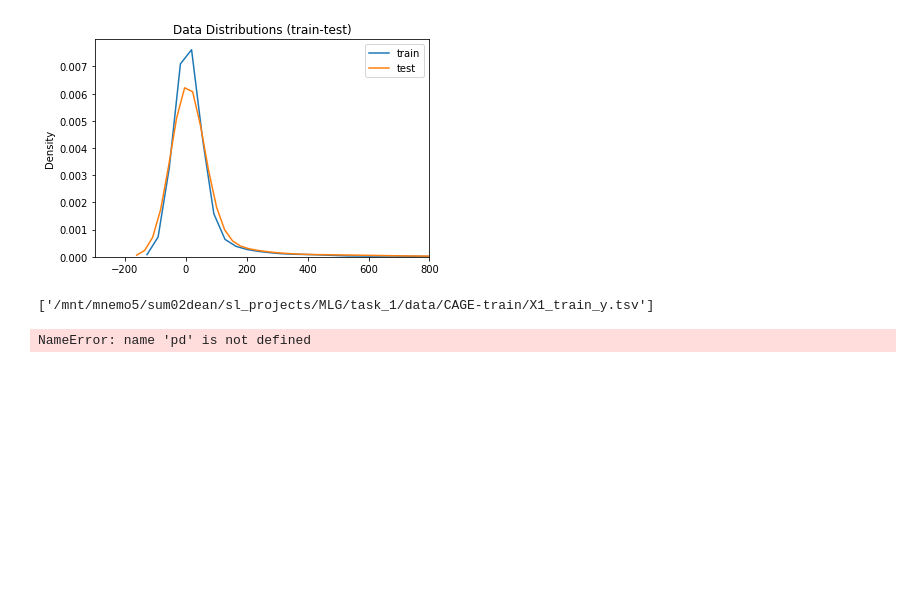
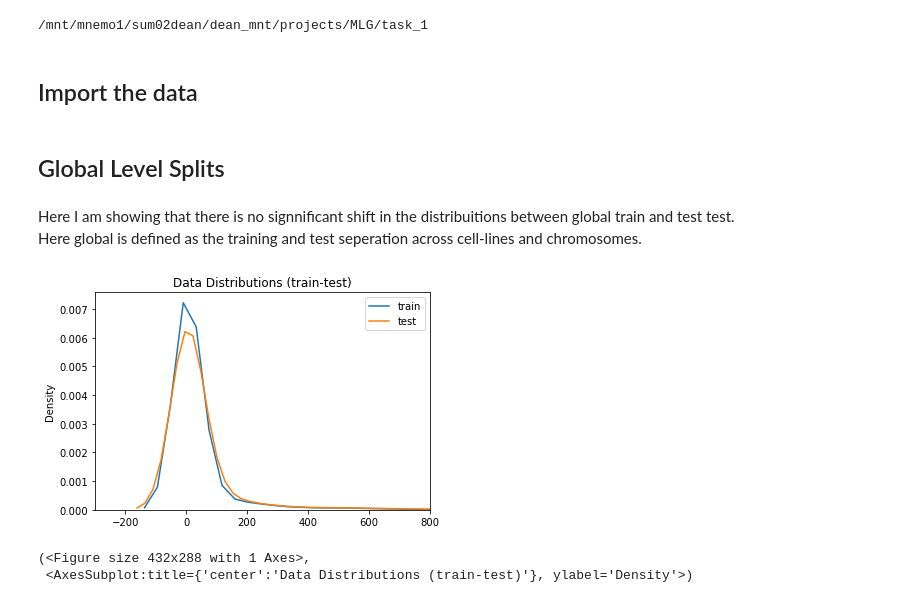
Before and after one commit to Sum02dean/MLG, a Jupyter notebook: task_1/notebooks/covariate_shift.ipynb, the cells around one changed output. Saved outputs shown, nothing was run; the diff lists cells and outputs as text; code cells hidden in the pictures; blank space fills up the shorter version.

```diff
--- a/task_1/notebooks/covariate_shift.ipynb
+++ b/task_1/notebooks/covariate_shift.ipynb
@@ -12 +19,10 @@ from plotting_utils.plot_distributions import plot_distributions
+# %%
+# Trick working directory. Careful not to run cell twice!
+TRICK = True
+if TRICK:
+    %cd ..
+# %% [output]
+/mnt/mnemo1/sum02dean/dean_mnt/projects/MLG/task_1
+# %% [markdown]
+## Import the data
 # %%
@@ -21,5 +45,11 @@ df_val= pd.concat([pd.read_csv(x, sep='\t') for x in files_val])
+# %% [markdown]
+## Global Level Splits
+# %% [markdown]
+Here I am showing that there is no signnificant shift in the distribuitions between global train and test test. <br/>
+Here global is defined as the training and test seperation across cell-lines and chromosomes.
 # %%
-# Show the overlap in global train-test
-plot_distributions(df_train.gex, df_val.gex, names=['train', 'test'])
+plot_kde(df_train.gex, df_val.gex, names=['train', 'test'])
 # %% [output]
-[figure, old version]
+[figure, new version]
+(<Figure size 432x288 with 1 Axes>,
+ <AxesSubplot:title={'center':'Data Distributions (train-test)'}, ylabel='Density'>)
@@ -32,8 +55,0 @@ df_x2 = pd.read_csv(files_x2)
-# %%
-files_x1
-# %% [output]
-['/mnt/mnemo5/sum02dean/sl_projects/MLG/task_1/data/CAGE-train/X1_train_y.tsv']
-# %%
-pd.read_csv(files_x1)
-# %% [output]
-NameError: name 'pd' is not defined
```
Also changed, not shown: parts of 25 cells of this notebook, 4 other files.
